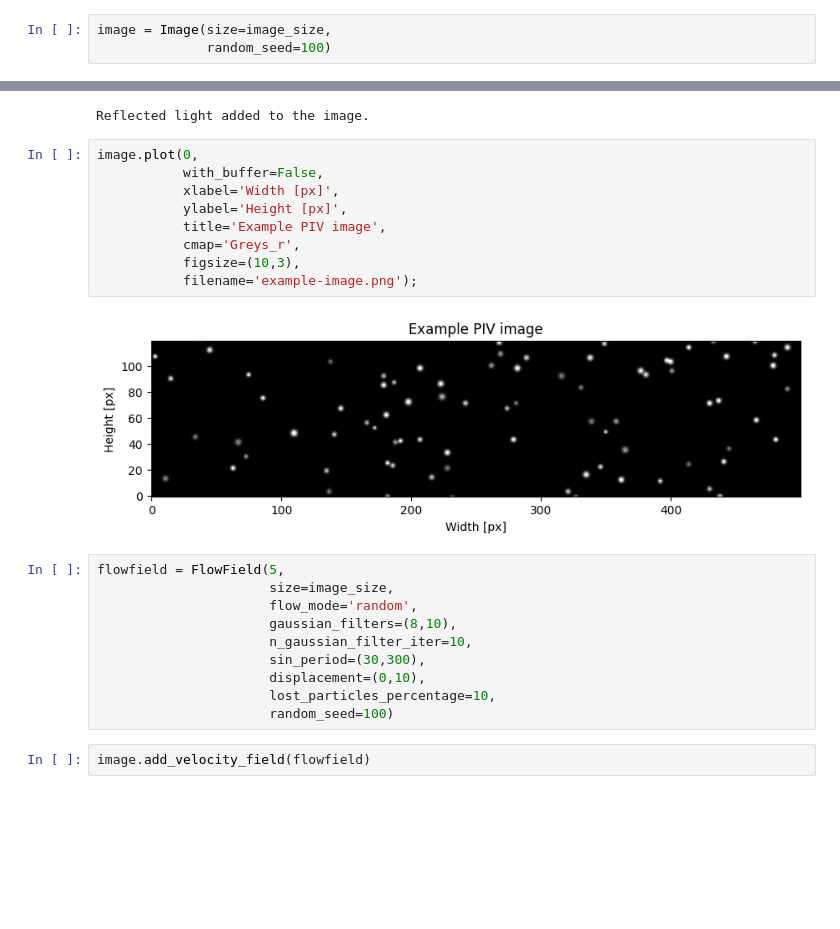
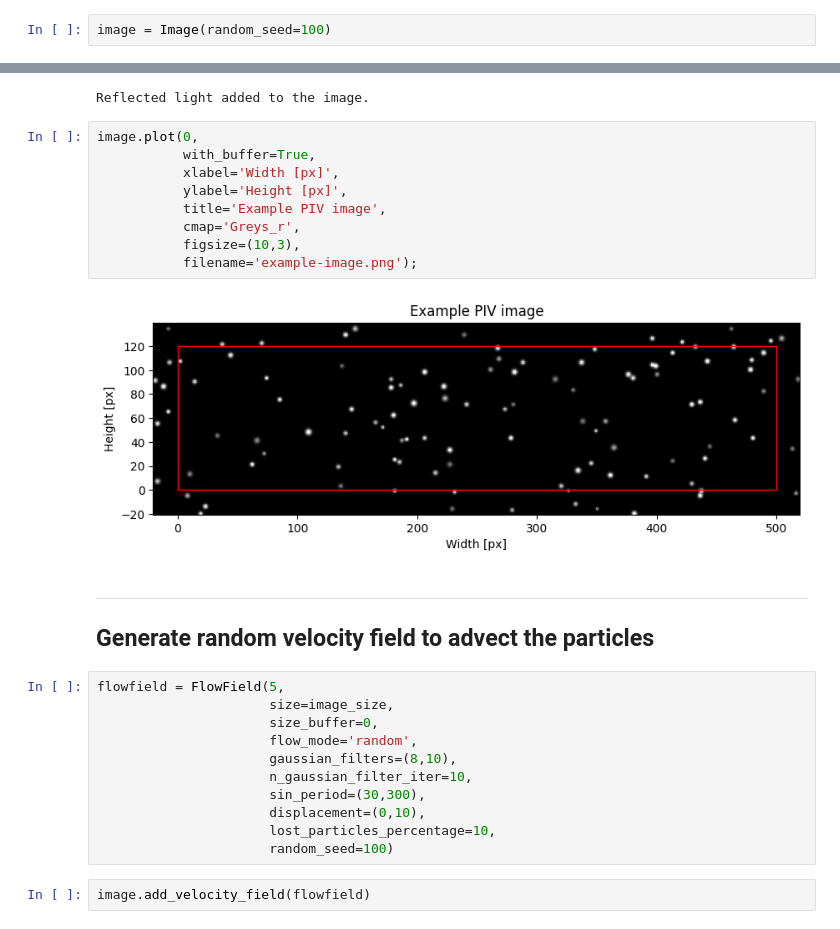
Before and after one commit to kamilazdybal/pykitPIV, a Jupyter notebook: jupyter-notebooks/debugging.ipynb, the cells around one changed output, grey strips where cells are left out. Cells and saved outputs as stored; diff of their text form; blank space fills up the shorter version.

```diff
--- a/jupyter-notebooks/debugging.ipynb
+++ b/jupyter-notebooks/debugging.ipynb
@@ -34,6 +30,5 @@ particles.size_with_buffer
 # %%
-image = Image(size=image_size,
-              random_seed=100)
+image = Image(random_seed=100)
 # %%
 image.add_particles(particles)
 # %% [output]
@@ -60,18 +55,23 @@ image.add_reflected_light(exposures=(0.02,0.8),
 Reflected light added to the image.
 # %%
 image.plot(0,
-           with_buffer=False,
+           with_buffer=True,
            xlabel='Width [px]',
            ylabel='Height [px]',
            title='Example PIV image',
            cmap='Greys_r',
            figsize=(10,3),
            filename='example-image.png');
 # %% [output]
-[figure, old version]
+[figure, new version]
+# %% [markdown]
+***
+
+## Generate random velocity field to advect the particles
 # %%
 flowfield = FlowField(5,
                       size=image_size,
+                      size_buffer=0,
                       flow_mode='random',
                       gaussian_filters=(8,10),
                       n_gaussian_filter_iter=10,
```
Also changed, not shown: parts of 7 cells of this notebook, 10 other files.
